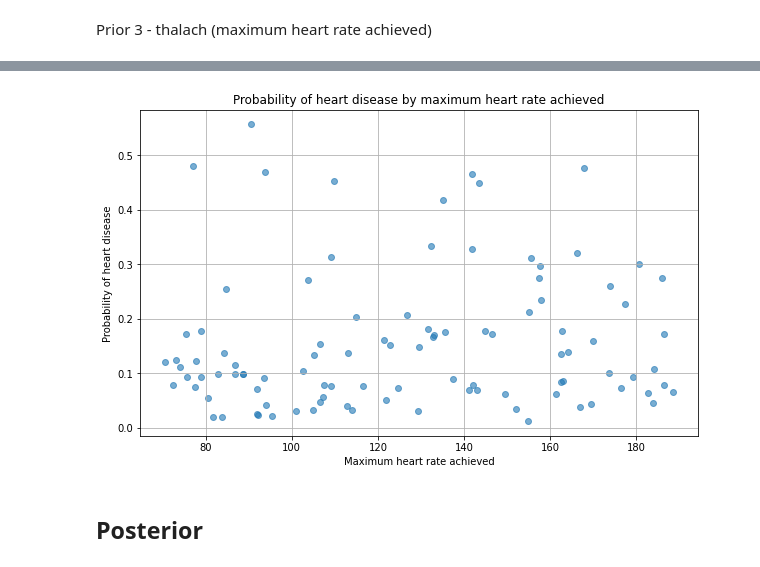
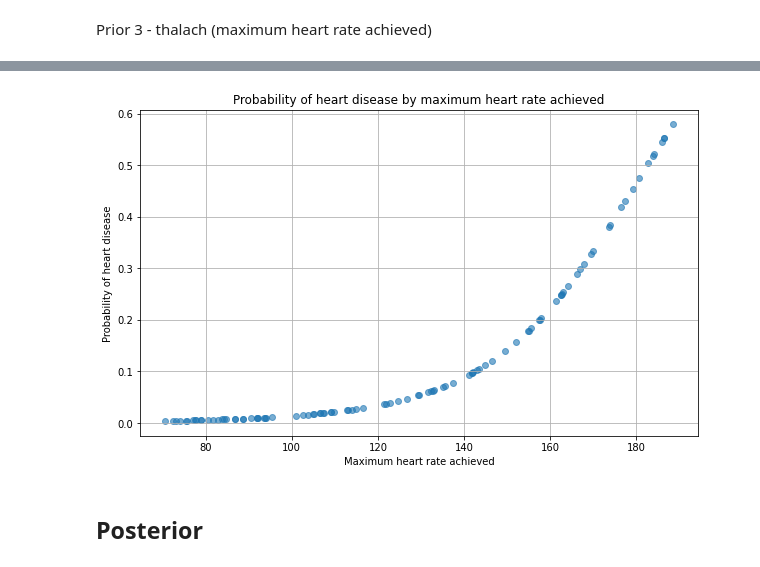
Before and after one commit to wasikjakub/bayesian-heart-disease-prediction, a Jupyter notebook: data_preprocessing.ipynb, the cells around one changed output, grey strips where cells are left out. Saved outputs shown, nothing was run; the diff lists cells and outputs as text; code cells hidden in the pictures.

```diff
--- a/data_preprocessing.ipynb
+++ b/data_preprocessing.ipynb
@@ -170,19 +151,18 @@ Prior 3 - thalach (maximum heart rate achieved)
 # %%
 np.random.seed(42)
 thalach = np.random.uniform(70, 190, 100)
-heart_disease = np.random.binomial(1, 1 / (1 + np.exp(-0.05 * (thalach - 120))))
+heart_disease = np.random.binomial(1, 1 / (1 + np.exp(-0.05 * (thalach - 180))))
 
-data = {
+data_prior3 = {
     'N': len(bps),
     'thalach': list(thalach),
     'heart_disease': list(heart_disease)
 }
 
 model_age = CmdStanModel(stan_file='prior3.stan')
-sim = model_age.sample(data=data,
+sim = model_age.sample(data=data_prior3,
                         iter_sampling=200,
                         iter_warmup=1000,
                         chains=4,
-                        fixed_param=True,
                         seed=242522,)
 # %% [output]
@@ -199,21 +175,21 @@ INFO:cmdstanpy:CmdStan done processing.
 # %%
 prior3 = sim.draws_pd()
 
 results_df = pd.DataFrame({
-    'thalach': data['thalach'],
-    'heart_disease_prob': prior1.iloc[:, 9:].mean(axis=0)  # Mean probability across samples
+    'thalach': data_prior3['thalach'],
+    'heart_disease_prob': prior3.iloc[:, 12:].mean(axis=0)  # Mean probability across samples
 })
 
 # Plotting the results with matplotlib
 plt.figure(figsize=(10, 6))
 plt.scatter(results_df['thalach'], results_df['heart_disease_prob'], alpha=0.6)
 plt.xlabel('Maximum heart rate achieved')
 plt.ylabel('Probability of heart disease')
 plt.title('Probability of heart disease by maximum heart rate achieved')
 plt.grid(True)
 plt.show()
 # %% [output]
-[figure, old version]
+[figure, new version]
 # %% [markdown]
 ## Posterior
 # %%
```
Also changed, not shown: parts of 13 cells of this notebook, 3 other files.
